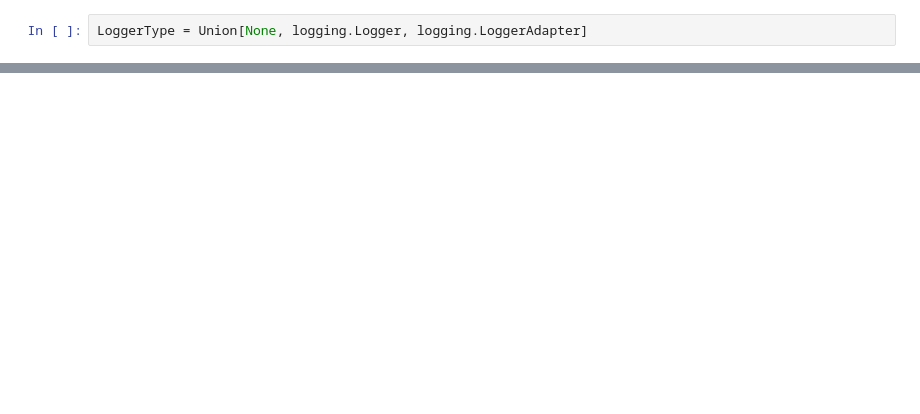
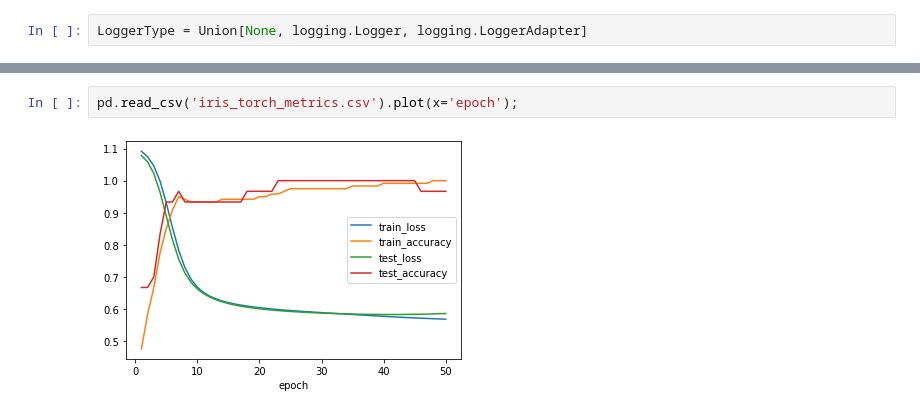
Before and after one commit to clement-bonnet/leabra, a Jupyter notebook: iris_dataset.ipynb, the cells around one changed output, grey strips where cells are left out. Drawn from its saved outputs; the diff is of its cells as text; blank space fills up the shorter version.

```diff
--- a/iris_dataset.ipynb
+++ b/iris_dataset.ipynb
@@ -261,0 +364,4 @@ KeyboardInterrupt:
+# %%
+pd.read_csv('iris_torch_metrics.csv').plot(x='epoch');
+# %% [output]
+[figure, added]
```
Also changed, not shown: parts of 13 cells of this notebook, 16 other files.
